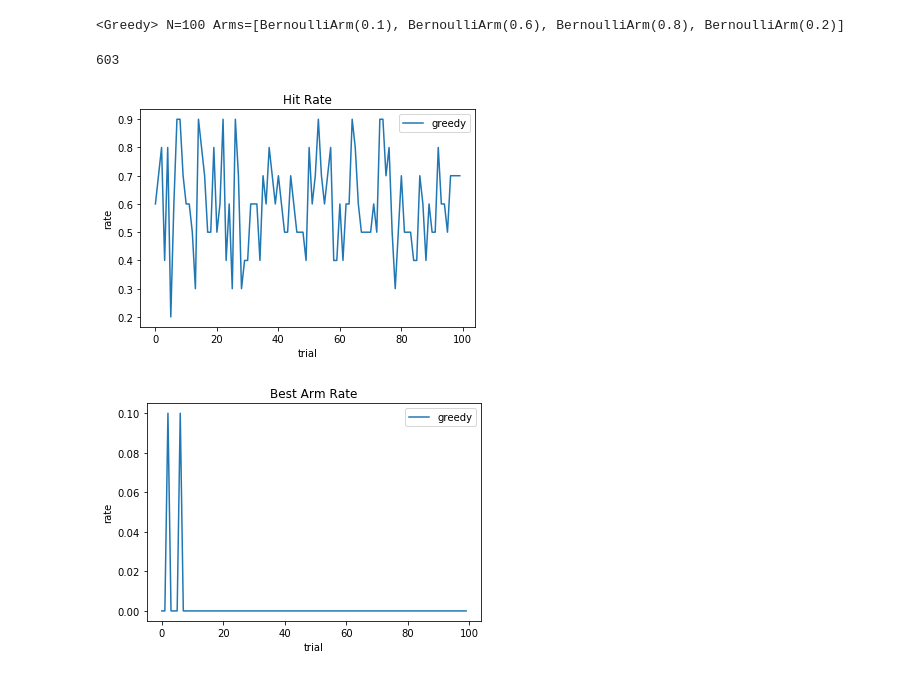
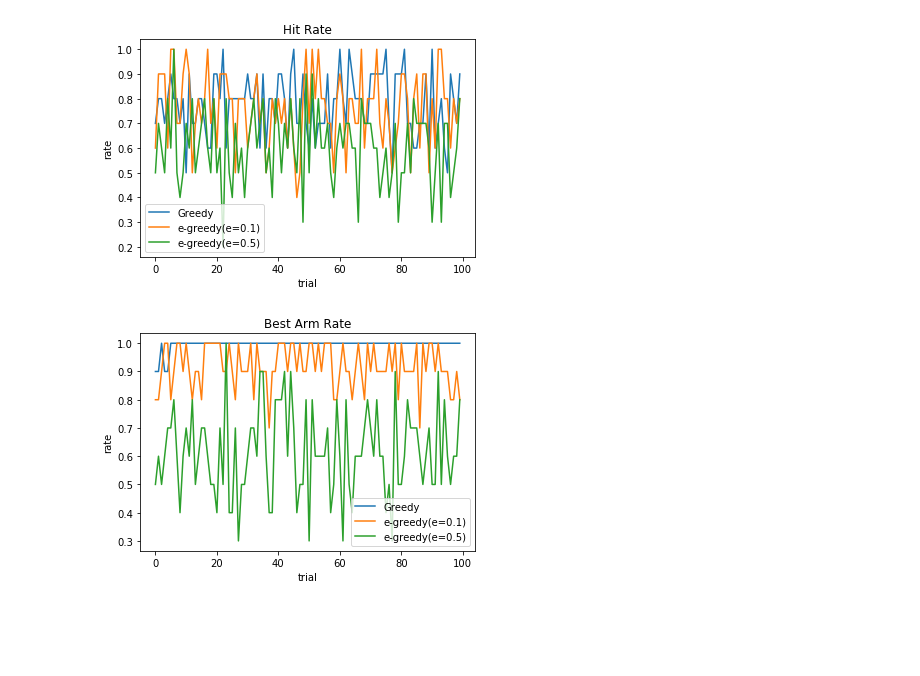
Before and after one commit to habroptilus/bandit, a Jupyter notebook: src/main.ipynb, the cells around one changed output. Saved outputs shown, nothing was run; the diff lists cells and outputs as text; code cells hidden in the pictures; blank space fills up the shorter version.

```diff
--- a/src/main.ipynb
+++ b/src/main.ipynb
@@ -74,9 +75,9 @@ def plot_cumulative_reward(rewards,algos):
     :param rewards: list of reward (int)
     :param algos: list of algorithm name (str)
     """
-    x = np.array(algos)
+    x = np.array(range(len(rewards)))
     y= np.array(rewards)
-    plt.bar(x,y)
+    plt.bar(x,y,tick_label=algos, align="center")
     plt.close()
     return
 # %%
@@ -85,18 +86,25 @@ mus = [0.1, 0.6, 0.8, 0.2]
 arms = [BernoulliArm(mu) for mu in mus]
 N=100
 outer_iter=10
-# %%
-# create algorithm instance
-alg = Greedy(arms,N)
-print(alg)
-# %% [output]
-<Greedy> N=100 Arms=[BernoulliArm(0.1), BernoulliArm(0.6), BernoulliArm(0.8), BernoulliArm(0.2)]
+# %%
+# create algorithm instance
+algos = [Greedy(arms,N),Epsilon_greedy(0.1,arms,N),Epsilon_greedy(0.5,arms,N)]
+algo_names=["Greedy","e-greedy(e=0.1)","e-greedy(e=0.5)"]
+# %%
+# execute
+hit_rate_list=[]
+best_rate_list=[]
+reward_list=[]
+for alg in algos:
+    hit,best,reward=simulate(alg,outer_iter)
+    hit_rate_list.append(hit)
+    best_rate_list.append(best)
+    reward_list.append(reward)
 # %%
-hit,best,reward=simulate(alg,outer_iter)
-print(reward)
-plot_rate([hit],N,["greedy"],"Hit Rate")
-plot_rate([best],N,["greedy"],"Best Arm Rate")
+# visualize
+plot_rate(hit_rate_list,N,algo_names,"Hit Rate")
+plot_rate(best_rate_list,N,algo_names,"Best Arm Rate")
+plot_cumulative_reward(reward_list,algo_names)
 # %% [output]
-603
-[figure, old version]
+[figure, new version]
-[figure, old version]
+[figure, new version]
```
Also changed, not shown: parts of 1 cell of this notebook, 1 other file.
